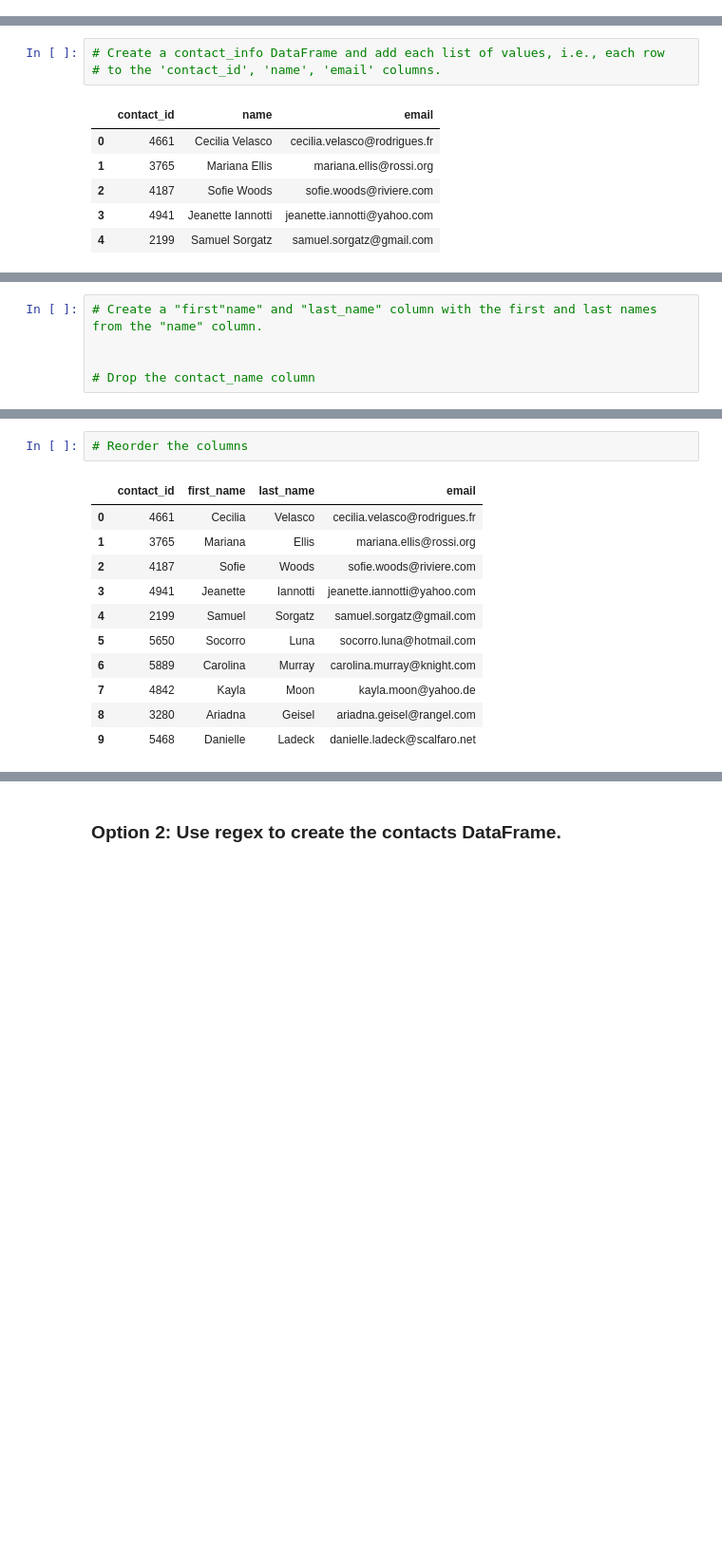
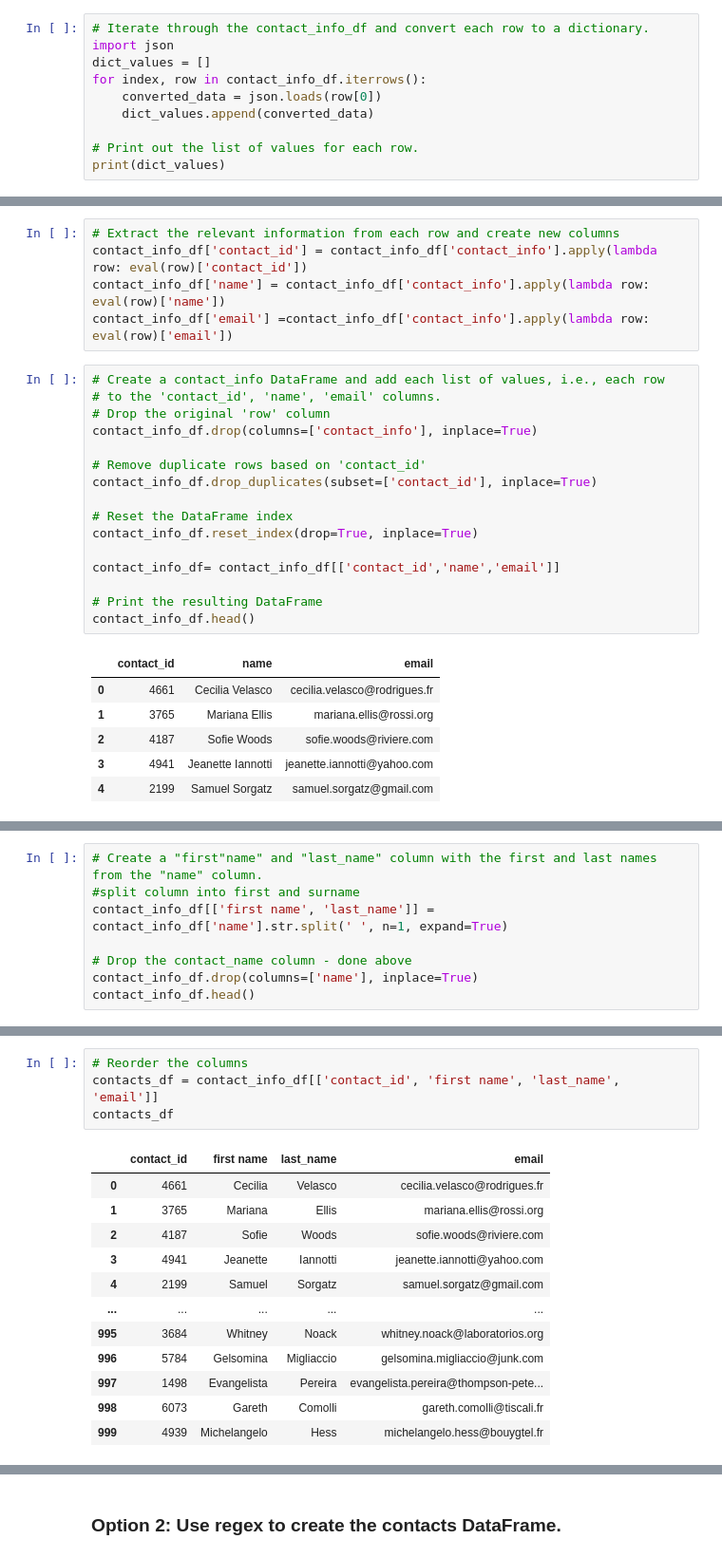
Before and after one commit to shelly-hub/Crowfunding_ETL---group-7, a Jupyter notebook: ETL_part 1-2.ipynb, the cells around one changed output, grey strips where cells are left out. Shown: that part at 95% size. Saved outputs shown, nothing was run; the diff lists cells and outputs as text; blank space fills up the shorter version.

```diff
--- a/ETL_part 1-2.ipynb
+++ b/ETL_part 1-2.ipynb
@@ -303,3 +316,13 @@ contact_info_df.head()
 - A column named "email" that contains the email address of the contact person
 
 Then export the DataFrame as a `contacts.csv` CSV file.
+# %%
+# Iterate through the contact_info_df and convert each row to a dictionary.
+import json
+dict_values = []
+for index, row in contact_info_df.iterrows():
+    converted_data = json.loads(row[0])
+    dict_values.append(converted_data)
+
+# Print out the list of values for each row.
+print(dict_values)
@@ -318,6 +333,24 @@ print(dict_values)
+# %%
+# Extract the relevant information from each row and create new columns
+contact_info_df['contact_id'] = contact_info_df['contact_info'].apply(lambda row: eval(row)['contact_id'])
+contact_info_df['name'] = contact_info_df['contact_info'].apply(lambda row: eval(row)['name'])
+contact_info_df['email'] =contact_info_df['contact_info'].apply(lambda row: eval(row)['email'])
 # %%
 # Create a contact_info DataFrame and add each list of values, i.e., each row
 # to the 'contact_id', 'name', 'email' columns.
+# Drop the original 'row' column
+contact_info_df.drop(columns=['contact_info'], inplace=True)
+
+# Remove duplicate rows based on 'contact_id'
+contact_info_df.drop_duplicates(subset=['contact_id'], inplace=True)
+
+# Reset the DataFrame index
+contact_info_df.reset_index(drop=True, inplace=True)
+
+contact_info_df= contact_info_df[['contact_id','name','email']]
+
+# Print the resulting DataFrame
+contact_info_df.head()
 # %% [output]
 |  | contact_id | name | email |
 | 0 | 4661 | Cecilia Velasco | cecilia.velasco@rodrigues.fr |
@@ -341,6 +369,9 @@ memory usage: 23.6+ KB
 # %%
 # Create a "first"name" and "last_name" column with the first and last names from the "name" column.
+#split column into first and surname
+contact_info_df[['first name', 'last_name']] = contact_info_df['name'].str.split(' ', n=1, expand=True)
 
-
-# Drop the contact_name column
+# Drop the contact_name column - done above
+contact_info_df.drop(columns=['name'], inplace=True)
+contact_info_df.head()
 # %% [output]
@@ -358,14 +384,17 @@ memory usage: 23.6+ KB
 # %%
 # Reorder the columns
+contacts_df = contact_info_df[['contact_id', 'first name', 'last_name', 'email']]
+contacts_df
 # %% [output]
-|  | contact_id | first_name | last_name | email |
+|  | contact_id | first name | last_name | email |
 | 0 | 4661 | Cecilia | Velasco | cecilia.velasco@rodrigues.fr |
 | 1 | 3765 | Mariana | Ellis | mariana.ellis@rossi.org |
 | 2 | 4187 | Sofie | Woods | sofie.woods@riviere.com |
 | 3 | 4941 | Jeanette | Iannotti | jeanette.iannotti@yahoo.com |
 | 4 | 2199 | Samuel | Sorgatz | samuel.sorgatz@gmail.com |
-| 5 | 5650 | Socorro | Luna | socorro.luna@hotmail.com |
-| 6 | 5889 | Carolina | Murray | carolina.murray@knight.com |
-| 7 | 4842 | Kayla | Moon | kayla.moon@yahoo.de |
-| 8 | 3280 | Ariadna | Geisel | ariadna.geisel@rangel.com |
-| 9 | 5468 | Danielle | Ladeck | danielle.ladeck@scalfaro.net |
+| ... | ... | ... | ... | ... |
+| 995 | 3684 | Whitney | Noack | whitney.noack@laboratorios.org |
+| 996 | 5784 | Gelsomina | Migliaccio | gelsomina.migliaccio@junk.com |
+| 997 | 1498 | Evangelista | Pereira | evangelista.pereira@thompson-pete... |
+| 998 | 6073 | Gareth | Comolli | gareth.comolli@tiscali.fr |
+| 999 | 4939 | Michelangelo | Hess | michelangelo.hess@bouygtel.fr |
```
Also changed, not shown: parts of 20 cells of this notebook, 1 other file.
